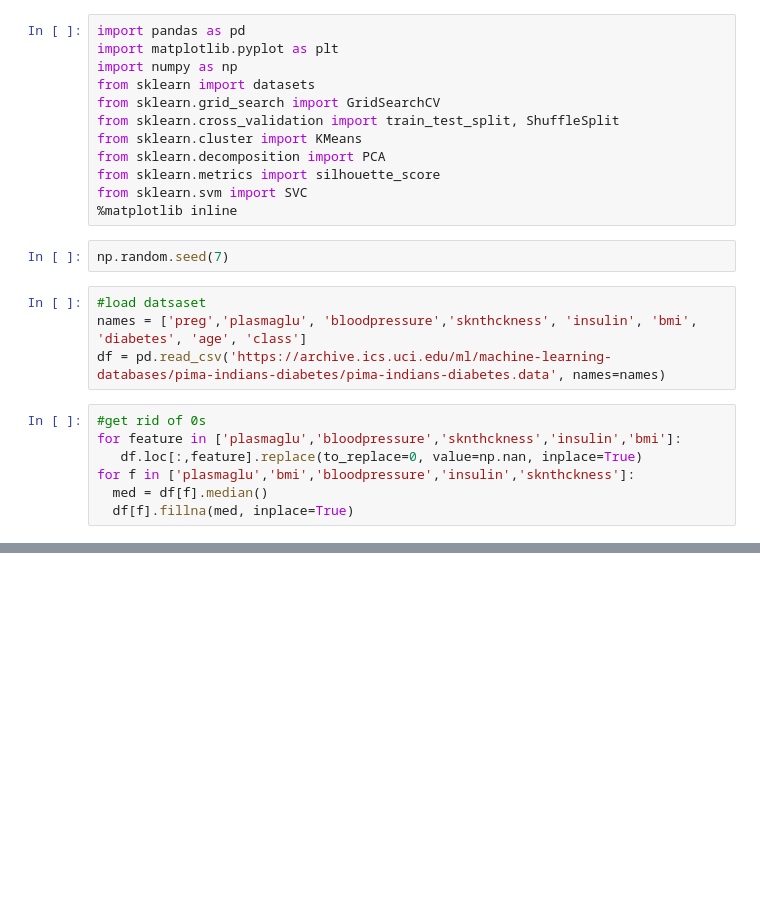
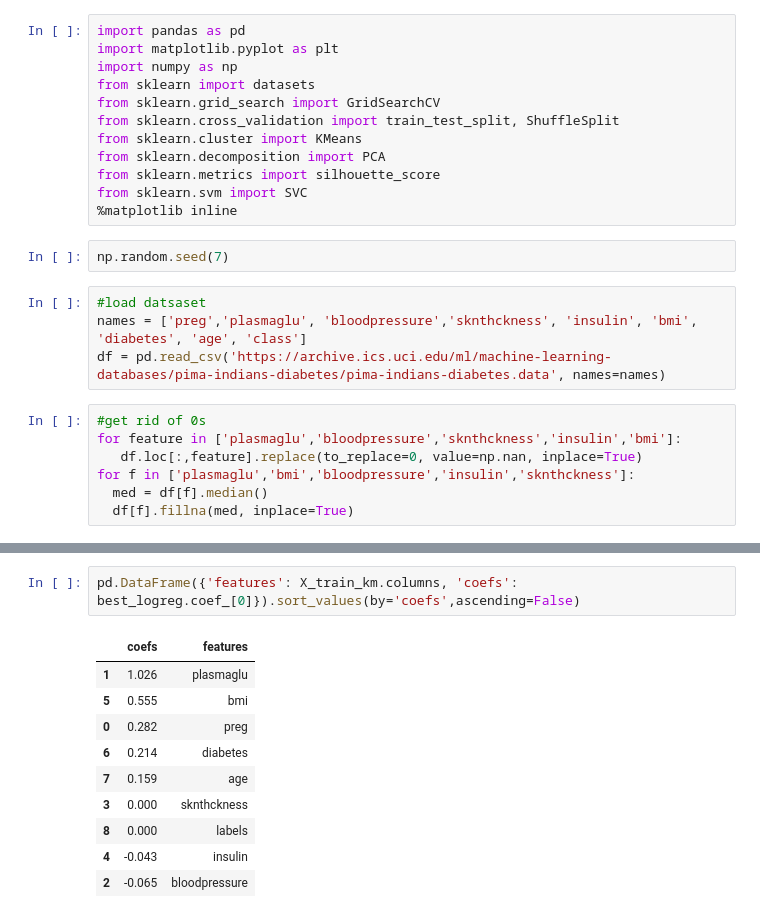
Before and after one commit to katherinebenjamin/Homeworks, a Jupyter notebook: Homework3_KateBenjamin.ipynb, the cells around one changed output, grey strips where cells are left out. Drawn from its saved outputs; the diff is of its cells as text; blank space fills up the shorter version.

```diff
--- a/Homework3_KateBenjamin.ipynb
+++ b/Homework3_KateBenjamin.ipynb
@@ -116,0 +192,13 @@ svm_pca.score(pca.transform(X_test_only), y_test)
+# %%
+pd.DataFrame({'features': X_train_km.columns, 'coefs': best_logreg.coef_[0]}).sort_values(by='coefs',ascending=False)
+# %% [output]
+|  | coefs | features |
+| 1 | 1.026 | plasmaglu |
+| 5 | 0.555 | bmi |
+| 0 | 0.282 | preg |
+| 6 | 0.214 | diabetes |
+| 7 | 0.159 | age |
+| 3 | 0.000 | sknthckness |
+| 8 | 0.000 | labels |
+| 4 | -0.043 | insulin |
+| 2 | -0.065 | bloodpressure |
```
Also changed, not shown: parts of 42 cells of this notebook.
